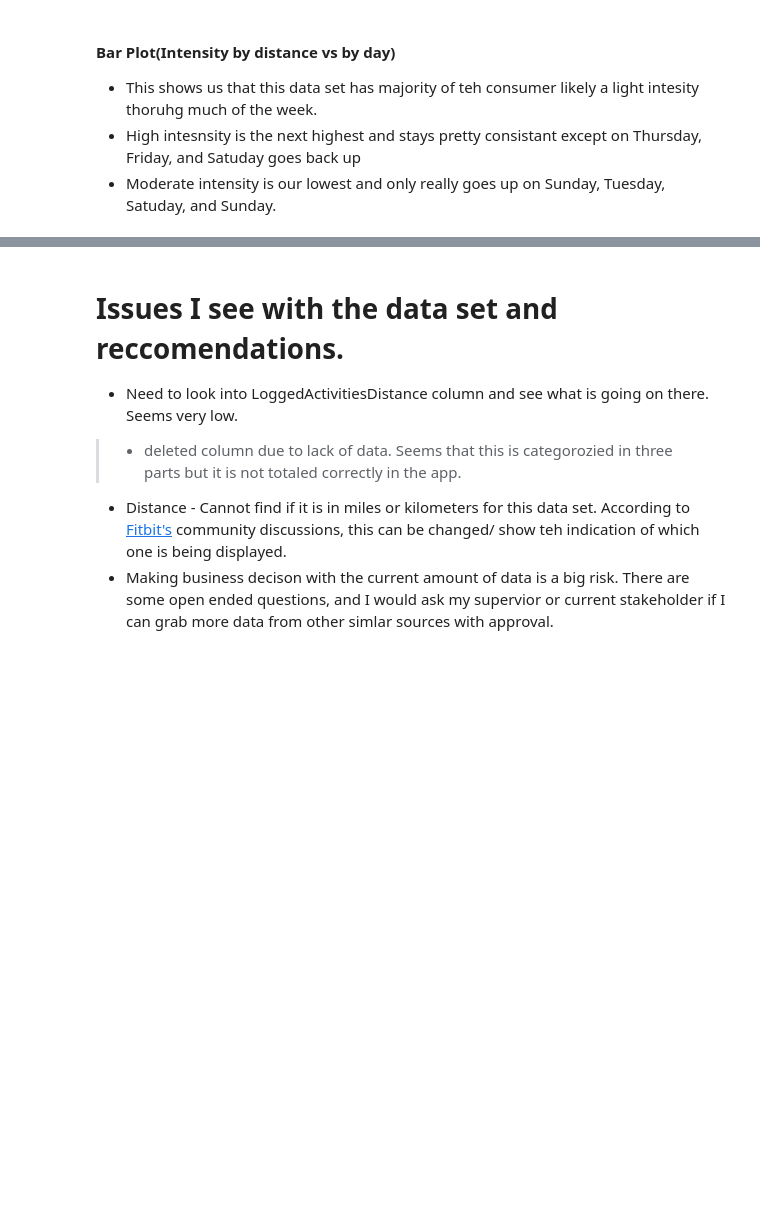
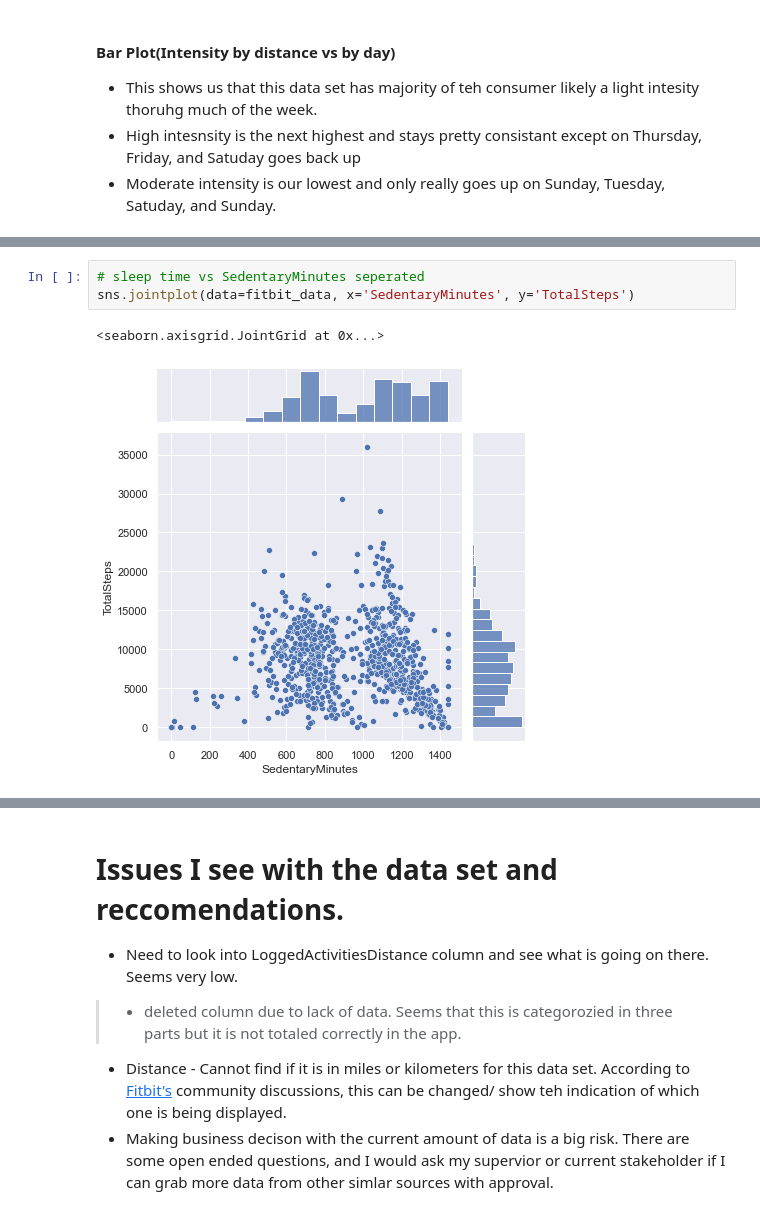
Before and after one commit to Jtrahan88/OnlineCourseWork, a Jupyter notebook: Google_Analytics/BellaBeat Project .ipynb, the cells around one changed output, grey strips where cells are left out. Saved outputs shown, nothing was run; the diff lists cells and outputs as text; blank space fills up the shorter version.

```diff
--- a/Google_Analytics/BellaBeat Project .ipynb
+++ b/Google_Analytics/BellaBeat Project .ipynb
@@ -378,0 +392,6 @@ sns.jointplot(data=fitbit_data, x='SedentaryMinutes', y='StepTotal', hue=DayOfWe
+# %%
+# sleep time vs SedentaryMinutes seperated
+sns.jointplot(data=fitbit_data, x='SedentaryMinutes', y='TotalSteps')
+# %% [output]
+<seaborn.axisgrid.JointGrid at 0x...>
+[figure, added]
```
Also changed, not shown: parts of 54 cells of this notebook.
